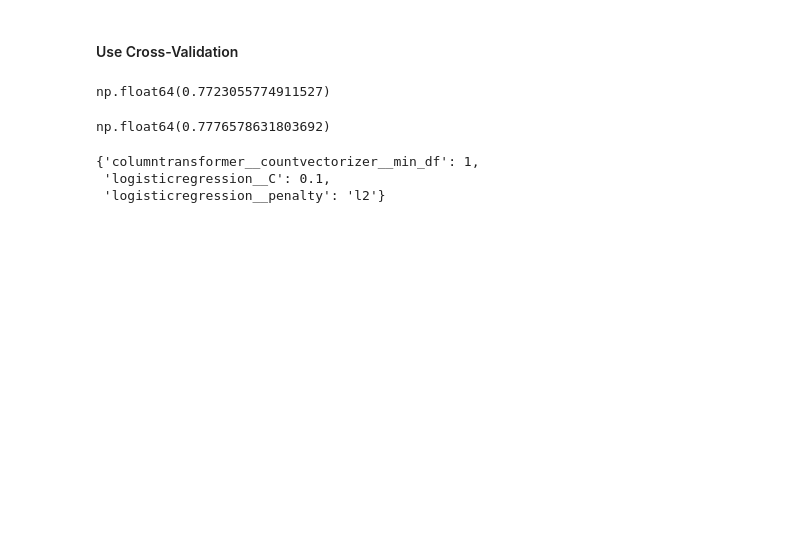
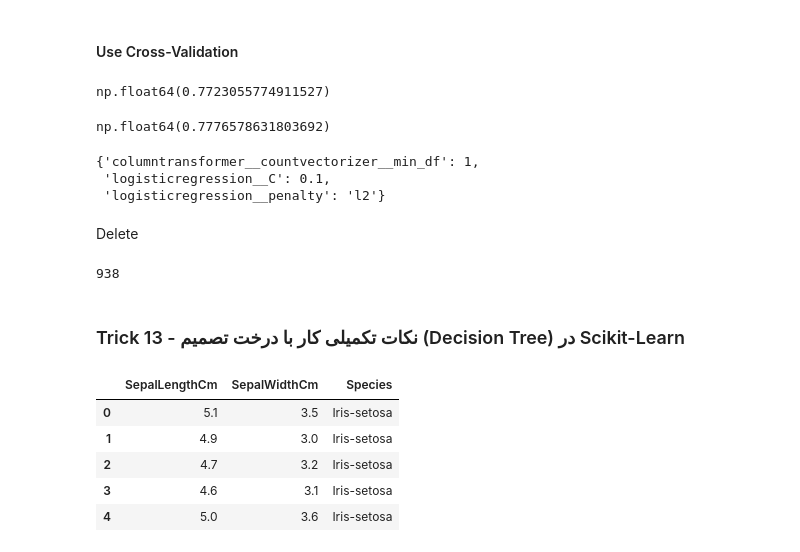
Before and after one commit to poorialari2017/ML_git001, a Jupyter notebook: MLproj002/Pooria/01 Preprocessing/Scikit-Learn/00 20Trick of Sckit-Learn.ipynb, the cells around one changed output. Cells and saved outputs as stored; diff of their text form; code cells hidden in the pictures; blank space fills up the shorter version.

```diff
--- a/MLproj002/Pooria/01 Preprocessing/Scikit-Learn/00 20Trick of Sckit-Learn.ipynb
+++ b/MLproj002/Pooria/01 Preprocessing/Scikit-Learn/00 20Trick of Sckit-Learn.ipynb
@@ -709,3 +710,23 @@ grid.best_params_
 {'columntransformer__countvectorizer__min_df': 1,
  'logisticregression__C': 0.1,
  'logisticregression__penalty': 'l2'}
+# %% [markdown]
+Delete
+# %%
+del X , clf , df, grid , ohe, params,y,vect,cols, GridSearchCV, ct, pipe
+gc.collect()
+# %% [output]
+938
+# %% [markdown]
+### Trick 13 - نکات تکمیلی کار با درخت تصمیم (Decision Tree) در Scikit-Learn
+# %%
+iris = pd.read_csv("../../00 DATA/iris.csv")
+iris=iris.loc[:,['SepalLengthCm','SepalWidthCm','Species']]
+iris.head()
+# %% [output]
+|  | SepalLengthCm | SepalWidthCm | Species |
+| 0 | 5.1 | 3.5 | Iris-setosa |
+| 1 | 4.9 | 3.0 | Iris-setosa |
+| 2 | 4.7 | 3.2 | Iris-setosa |
+| 3 | 4.6 | 3.1 | Iris-setosa |
+| 4 | 5.0 | 3.6 | Iris-setosa |
```
Also changed, not shown: parts of 44 cells of this notebook.
